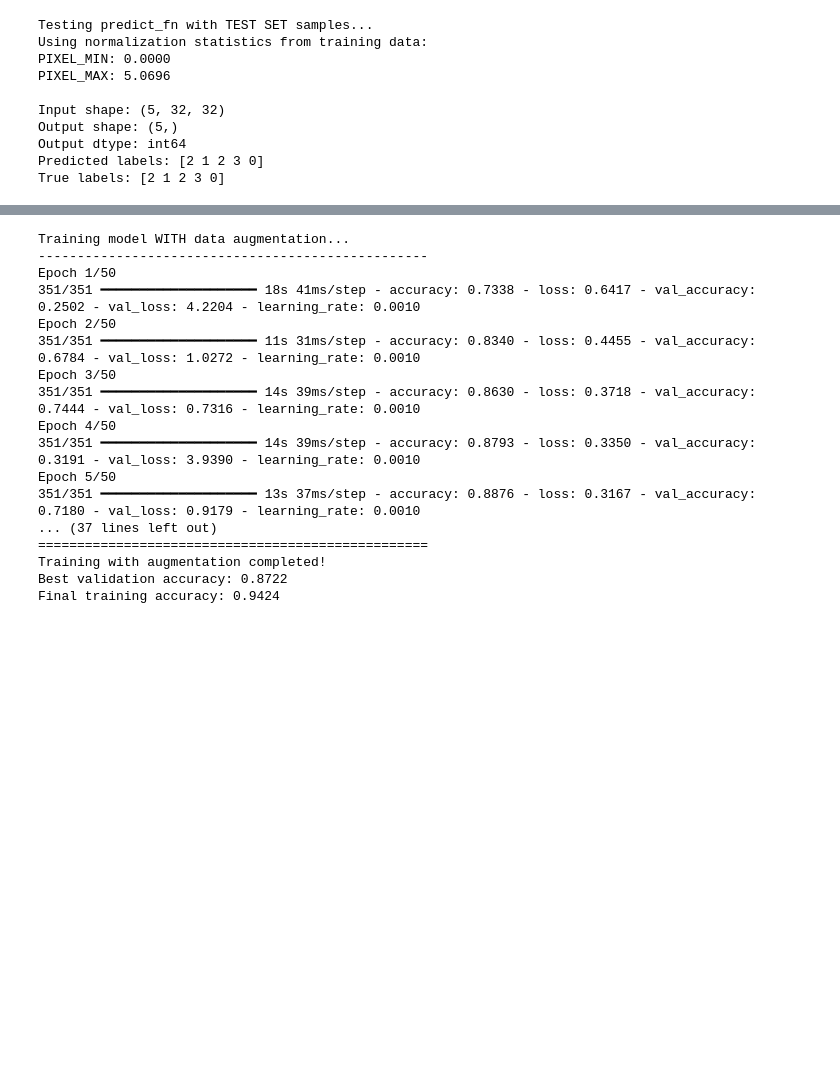
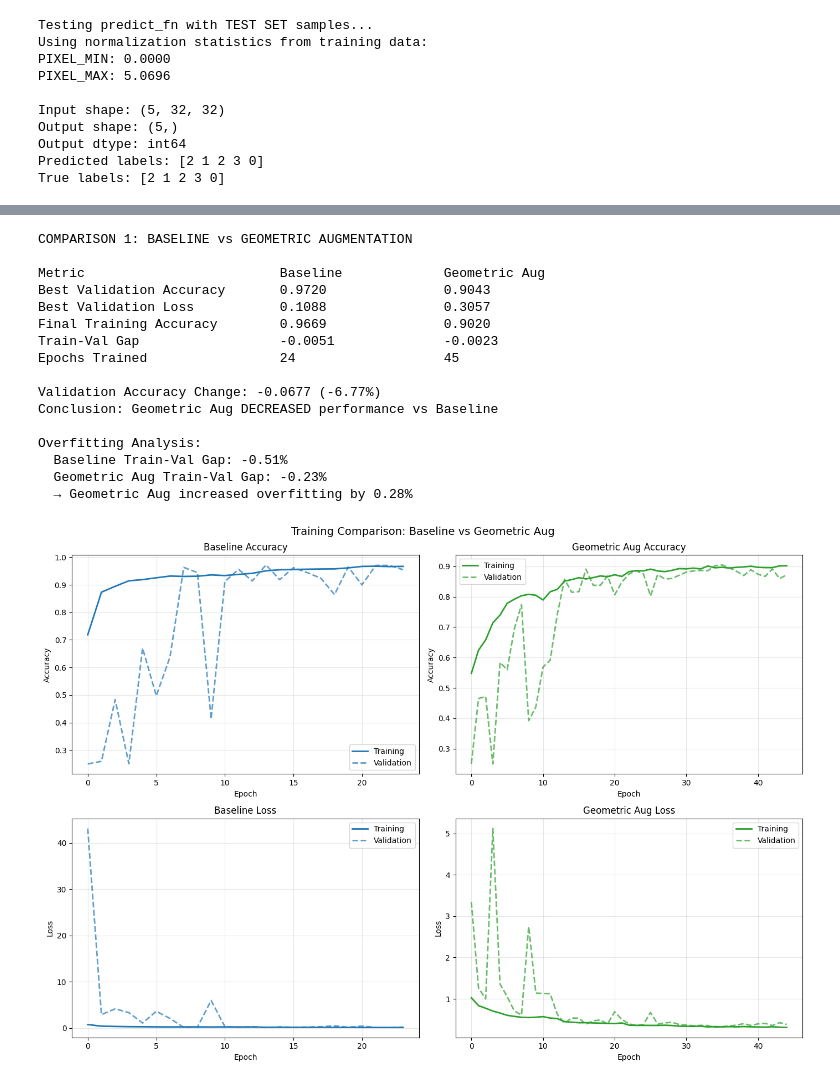
Before and after one commit to NghiaNguyen170192/cosc3007-deep-learning, a Jupyter notebook: assignments/Assignment-01-DUE-2025-12-06/submission_s3343711.ipynb, the cells around one changed output, grey strips where cells are left out. Drawn from its saved outputs; the diff is of its cells as text; code cells hidden in the pictures; blank space fills up the shorter version.

```diff
--- a/assignments/Assignment-01-DUE-2025-12-06/submission_s3343711.ipynb
+++ b/assignments/Assignment-01-DUE-2025-12-06/submission_s3343711.ipynb
@@ -1382,28 +1670,34 @@ Model: "functional_2"
 # %%
-# Plot training comparison: Baseline vs Geometric Augmentation
+# COMPARISON 1: BASELINE vs GEOMETRIC AUGMENTATION
+print_detailed_comparison(
+    baseline_result, geometric_result,
+    label1="Baseline", label2="Geometric Aug",
+    title="COMPARISON 1: BASELINE vs GEOMETRIC AUGMENTATION"
+)
+
 plot_training_comparison(
     baseline_result['history'],
     geometric_result['history'],
     label1="Baseline",
     label2="Geometric Aug"
 )
 # %% [output]
-Training model WITH data augmentation...
---------------------------------------------------
-Epoch 1/50
-351/351 ━━━━━━━━━━━━━━━━━━━━ 18s 41ms/step - accuracy: 0.7338 - loss: 0.6417 - val_accuracy: 0.2502 - val_loss: 4.2204 - learning_rate: 0.0010
-Epoch 2/50
-351/351 ━━━━━━━━━━━━━━━━━━━━ 11s 31ms/step - accuracy: 0.8340 - loss: 0.4455 - val_accuracy: 0.6784 - val_loss: 1.0272 - learning_rate: 0.0010
-Epoch 3/50
-351/351 ━━━━━━━━━━━━━━━━━━━━ 14s 39ms/step - accuracy: 0.8630 - loss: 0.3718 - val_accuracy: 0.7444 - val_loss: 0.7316 - learning_rate: 0.0010
-Epoch 4/50
-351/351 ━━━━━━━━━━━━━━━━━━━━ 14s 39ms/step - accuracy: 0.8793 - loss: 0.3350 - val_accuracy: 0.3191 - val_loss: 3.9390 - learning_rate: 0.0010
-Epoch 5/50
-351/351 ━━━━━━━━━━━━━━━━━━━━ 13s 37ms/step - accuracy: 0.8876 - loss: 0.3167 - val_accuracy: 0.7180 - val_loss: 0.9179 - learning_rate: 0.0010
-... (37 lines left out)
-==================================================
-Training with augmentation completed!
-Best validation accuracy: 0.8722
-Final training accuracy: 0.9424
+COMPARISON 1: BASELINE vs GEOMETRIC AUGMENTATION
+
+Metric                         Baseline             Geometric Aug
+Best Validation Accuracy       0.9720               0.9043
+Best Validation Loss           0.1088               0.3057
+Final Training Accuracy        0.9669               0.9020
+Train-Val Gap                  -0.0051              -0.0023
+Epochs Trained                 24                   45
+
+Validation Accuracy Change: -0.0677 (-6.77%)
+Conclusion: Geometric Aug DECREASED performance vs Baseline
+
+Overfitting Analysis:
+  Baseline Train-Val Gap: -0.51%
+  Geometric Aug Train-Val Gap: -0.23%
+  → Geometric Aug increased overfitting by 0.28%
+[figure, added]
 # %%
 # =============================================================================
```
Also changed, not shown: parts of 28 cells of this notebook.
